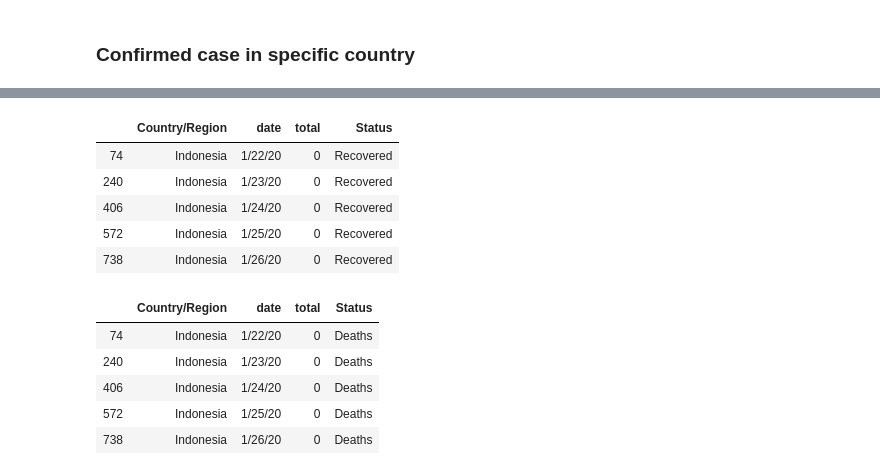
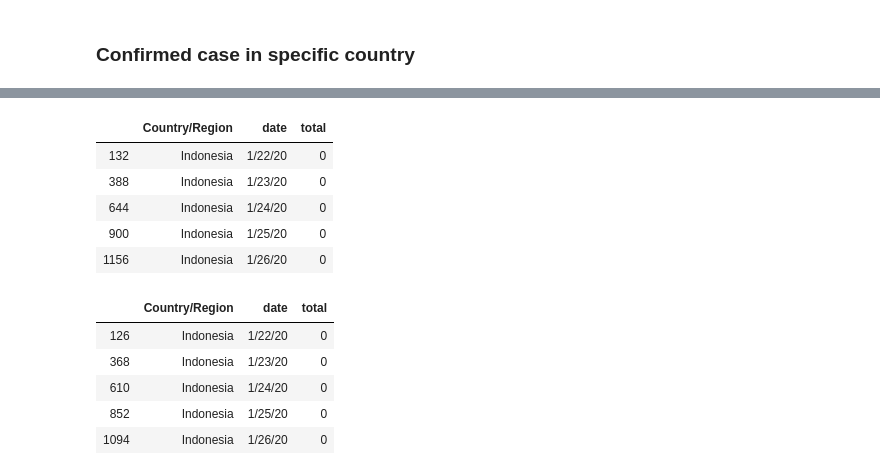
Before and after one commit to komblog/covid-19-vis, a Jupyter notebook: COVID 19.ipynb, the cells around one changed output, grey strips where cells are left out. Saved outputs shown, nothing was run; the diff lists cells and outputs as text; code cells hidden in the pictures.

```diff
--- a/COVID 19.ipynb
+++ b/COVID 19.ipynb
@@ -4,2 +5,10 @@ import matplotlib.pyplot as plt
 import plotly.express as px
 import pycountry as pc
+# %%
+confirmedUrl = "https://raw.githubusercontent.com/CSSEGISandData/COVID-19/master/csse_covid_19_data/csse_covid_19_time_series/time_series_covid19_confirmed_global.csv"
+recoveredUrl = "https://raw.githubusercontent.com/CSSEGISandData/COVID-19/master/csse_covid_19_data/csse_covid_19_time_series/time_series_covid19_recovered_global.csv"
+deathsUrl = "https://raw.githubusercontent.com/CSSEGISandData/COVID-19/master/csse_covid_19_data/csse_covid_19_time_series/time_series_covid19_deaths_global.csv"
+# %%
+onlineDfConfirmed = pd.read_csv(confirmedUrl)
+onlineDfRecovered = pd.read_csv(recoveredUrl)
+onlineDfDeaths = pd.read_csv(deathsUrl)
@@ -12,9 +37,9 @@ COVID19Deaths = pd.read_csv('time_series_19-covid-Deaths.csv')
 # %% [markdown]
 ## Delete column Province/State
 # %%
-COVID19Confirmed =  COVID19Confirmed.drop(columns=['Lat', 'Long', 'Province/State'])
-COVID19Recovered = COVID19Recovered.drop(columns=['Lat', 'Long', 'Province/State'])
-COVID19Deaths =  COVID19Deaths.drop(columns=['Lat', 'Long', 'Province/State'])
+onlineDfConfirmed =  onlineDfConfirmed.drop(columns=['Lat', 'Long', 'Province/State'])
+onlineDfRecovered = onlineDfRecovered.drop(columns=['Lat', 'Long', 'Province/State'])
+onlineDfDeaths =  onlineDfDeaths.drop(columns=['Lat', 'Long', 'Province/State'])
 # %% [markdown]
 ## Delete NA row
 # %%
@@ -91,6 +129,6 @@ COVID19Confirmed
 # %%
-COVID19Confirmed_unpivoted = COVID19Confirmed.melt(id_vars=['Country/Region'], var_name='date', value_name='total')
-COVID19Confirmed_unpivoted.head()
+onlineDfConfirmed_unpivoted = onlineDfConfirmed.melt(id_vars=['Country/Region'], var_name='date', value_name='total')
+onlineDfConfirmed_unpivoted.head()
 # %% [output]
 |  | Country/Region | date | total |
 | 0 | Afghanistan | 1/22/20 | 0 |
@@ -226,20 +253,20 @@ dataChinaConfirmed.head()
 # %%
-dataChinaRecovered = COVID19Recovered_unpivoted[COVID19Recovered_unpivoted['Country/Region'] == country]
-dataChinaRecovered.head()
+dataVizConfirmed = onlineDfConfirmed_unpivoted[onlineDfConfirmed_unpivoted['Country/Region'] == country]
+dataVizConfirmed.head()
 # %% [output]
-|  | Country/Region | date | total | Status |
-| 74 | Indonesia | 1/22/20 | 0 | Recovered |
-| 240 | Indonesia | 1/23/20 | 0 | Recovered |
-| 406 | Indonesia | 1/24/20 | 0 | Recovered |
-| 572 | Indonesia | 1/25/20 | 0 | Recovered |
-| 738 | Indonesia | 1/26/20 | 0 | Recovered |
+|  | Country/Region | date | total |
+| 132 | Indonesia | 1/22/20 | 0 |
+| 388 | Indonesia | 1/23/20 | 0 |
+| 644 | Indonesia | 1/24/20 | 0 |
+| 900 | Indonesia | 1/25/20 | 0 |
+| 1156 | Indonesia | 1/26/20 | 0 |
 # %%
-dataChinaDeaths = COVID19Deaths_unpivoted[COVID19Deaths_unpivoted['Country/Region'] == country]
-dataChinaDeaths.head()
+dataVizRecovered = onlineDfRecovered_unpivoted[onlineDfRecovered_unpivoted['Country/Region'] == country]
+dataVizRecovered.head()
 # %% [output]
-|  | Country/Region | date | total | Status |
-| 74 | Indonesia | 1/22/20 | 0 | Deaths |
-| 240 | Indonesia | 1/23/20 | 0 | Deaths |
-| 406 | Indonesia | 1/24/20 | 0 | Deaths |
-| 572 | Indonesia | 1/25/20 | 0 | Deaths |
-| 738 | Indonesia | 1/26/20 | 0 | Deaths |
+|  | Country/Region | date | total |
+| 126 | Indonesia | 1/22/20 | 0 |
+| 368 | Indonesia | 1/23/20 | 0 |
+| 610 | Indonesia | 1/24/20 | 0 |
+| 852 | Indonesia | 1/25/20 | 0 |
+| 1094 | Indonesia | 1/26/20 | 0 |
```
Also changed, not shown: parts of 24 cells of this notebook, 1 other file.
